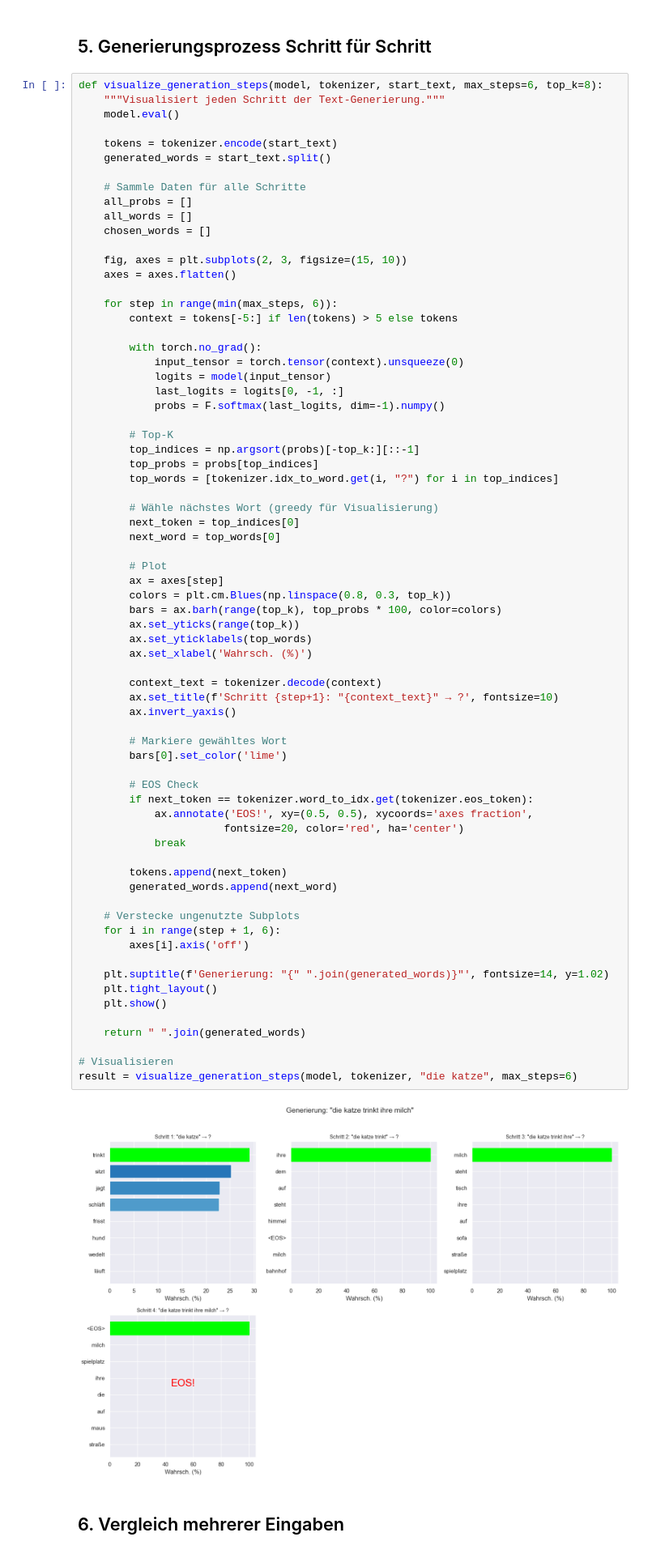
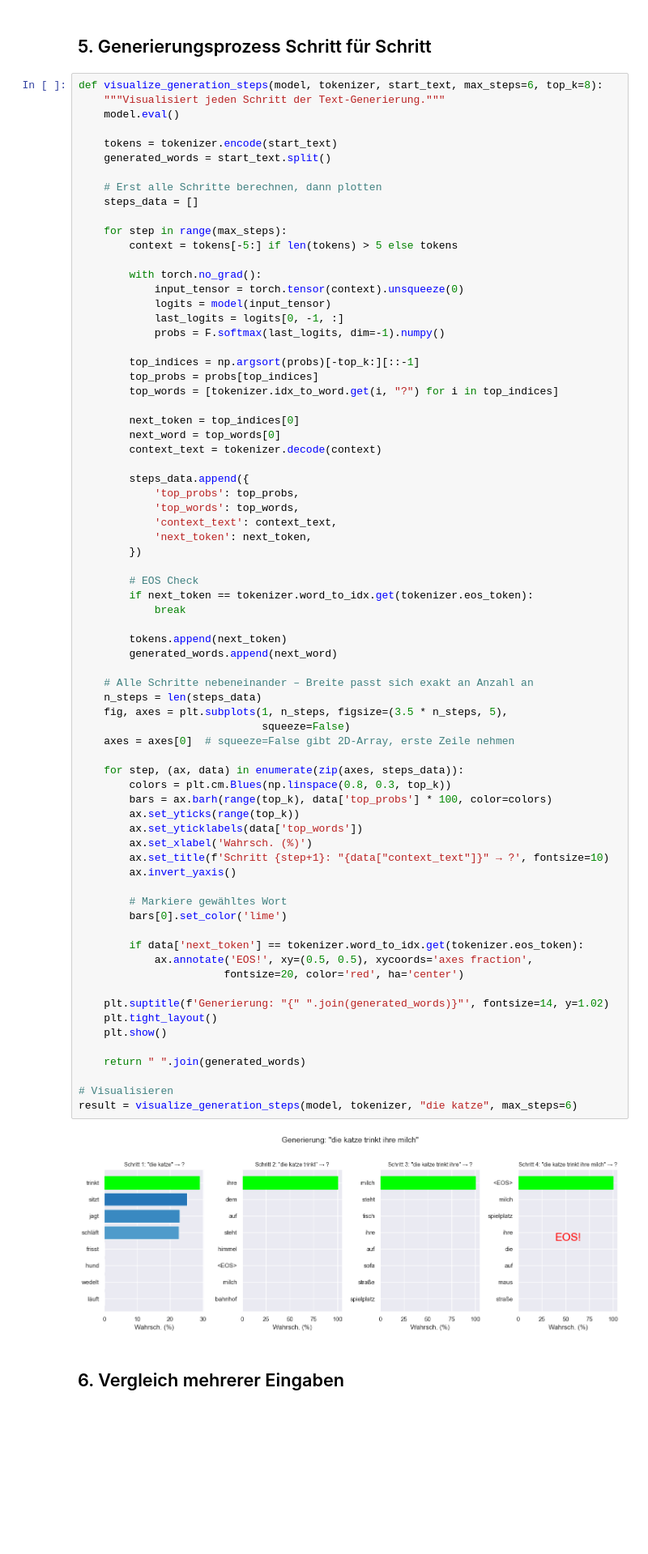
Before and after one commit to framem/lm-stack, a Jupyter notebook: languageModel/notebooks/logits_visualization.ipynb, the cells around one changed output. Shown at 81% size. Cells and saved outputs as stored; diff of their text form; blank space fills up the shorter version.

```diff
--- a/languageModel/notebooks/logits_visualization.ipynb
+++ b/languageModel/notebooks/logits_visualization.ipynb
@@ -213,15 +267,10 @@ def visualize_generation_steps(model, tokenizer, start_text, max_steps=6, top_k=
     tokens = tokenizer.encode(start_text)
     generated_words = start_text.split()
 
-    # Sammle Daten für alle Schritte
-    all_probs = []
-    all_words = []
-    chosen_words = []
+    # Erst alle Schritte berechnen, dann plotten
+    steps_data = []
 
-    fig, axes = plt.subplots(2, 3, figsize=(15, 10))
-    axes = axes.flatten()
-
-    for step in range(min(max_steps, 6)):
+    for step in range(max_steps):
         context = tokens[-5:] if len(tokens) > 5 else tokens
 
         with torch.no_grad():
@@ -230,53 +279,60 @@ def visualize_generation_steps(model, tokenizer, start_text, max_steps=6, top_k=
             last_logits = logits[0, -1, :]
             probs = F.softmax(last_logits, dim=-1).numpy()
 
-        # Top-K
         top_indices = np.argsort(probs)[-top_k:][::-1]
         top_probs = probs[top_indices]
         top_words = [tokenizer.idx_to_word.get(i, "?") for i in top_indices]
 
-        # Wähle nächstes Wort (greedy für Visualisierung)
         next_token = top_indices[0]
         next_word = top_words[0]
+        context_text = tokenizer.decode(context)
 
-        # Plot
-        ax = axes[step]
+        steps_data.append({
+            'top_probs': top_probs,
+            'top_words': top_words,
+            'context_text': context_text,
+            'next_token': next_token,
+        })
+
+        # EOS Check
+        if next_token == tokenizer.word_to_idx.get(tokenizer.eos_token):
+            break
+
+        tokens.append(next_token)
+        generated_words.append(next_word)
+
+    # Alle Schritte nebeneinander – Breite passt sich exakt an Anzahl an
+    n_steps = len(steps_data)
+    fig, axes = plt.subplots(1, n_steps, figsize=(3.5 * n_steps, 5),
+                             squeeze=False)
+    axes = axes[0]  # squeeze=False gibt 2D-Array, erste Zeile nehmen
+
+    for step, (ax, data) in enumerate(zip(axes, steps_data)):
         colors = plt.cm.Blues(np.linspace(0.8, 0.3, top_k))
-        bars = ax.barh(range(top_k), top_probs * 100, color=colors)
+        bars = ax.barh(range(top_k), data['top_probs'] * 100, color=colors)
         ax.set_yticks(range(top_k))
-        ax.set_yticklabels(top_words)
+        ax.set_yticklabels(data['top_words'])
         ax.set_xlabel('Wahrsch. (%)')
-
-        context_text = tokenizer.decode(context)
-        ax.set_title(f'Schritt {step+1}: "{context_text}" → ?', fontsize=10)
+        ax.set_title(f'Schritt {step+1}: "{data["context_text"]}" → ?', fontsize=10)
         ax.invert_yaxis()
 
         # Markiere gewähltes Wort
         bars[0].set_color('lime')
 
-        # EOS Check
-        if next_token == tokenizer.word_to_idx.get(tokenizer.eos_token):
+        if data['next_token'] == tokenizer.word_to_idx.get(tokenizer.eos_token):
             ax.annotate('EOS!', xy=(0.5, 0.5), xycoords='axes fraction',
                        fontsize=20, color='red', ha='center')
-            break
-
-        tokens.append(next_token)
-        generated_words.append(next_word)
-
-    # Verstecke ungenutzte Subplots
-    for i in range(step + 1, 6):
-        axes[i].axis('off')
 
     plt.suptitle(f'Generierung: "{" ".join(generated_words)}"', fontsize=14, y=1.02)
     plt.tight_layout()
     plt.show()
 
     return " ".join(generated_words)
 
 # Visualisieren
 result = visualize_generation_steps(model, tokenizer, "die katze", max_steps=6)
 # %% [output]
-[figure, old version]
+[figure, new version]
 # %% [markdown]
 ## 6. Vergleich mehrerer Eingaben
 # %%
```
Also changed, not shown: parts of 6 cells of this notebook.
